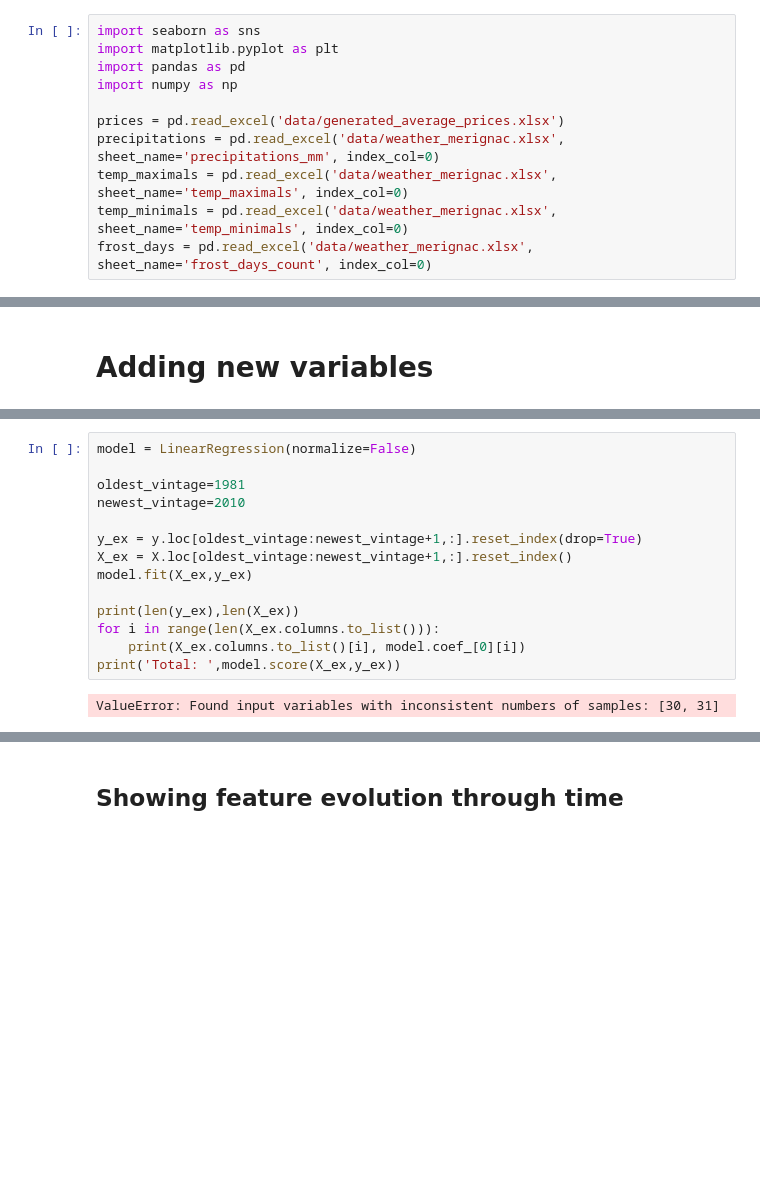
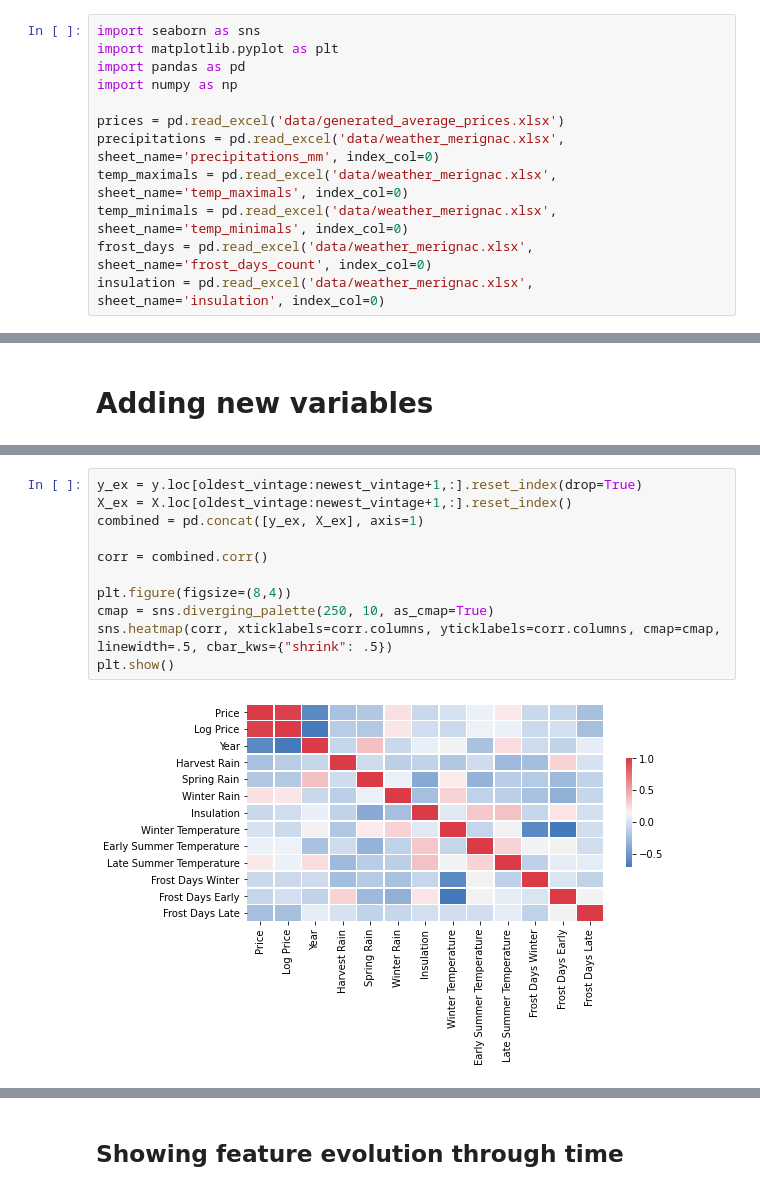
Before and after one commit to RoucherA/GrandCruClassifier, a Jupyter notebook: regression.ipynb, the cells around one changed output, grey strips where cells are left out. Drawn from its saved outputs; the diff is of its cells as text; blank space fills up the shorter version.

```diff
--- a/regression.ipynb
+++ b/regression.ipynb
@@ -9,6 +9,7 @@ precipitations = pd.read_excel('data/weather_merignac.xlsx', sheet_name='precipi
 temp_maximals = pd.read_excel('data/weather_merignac.xlsx', sheet_name='temp_maximals', index_col=0)
 temp_minimals = pd.read_excel('data/weather_merignac.xlsx', sheet_name='temp_minimals', index_col=0)
 frost_days = pd.read_excel('data/weather_merignac.xlsx', sheet_name='frost_days_count', index_col=0)
+insulation = pd.read_excel('data/weather_merignac.xlsx', sheet_name='insulation', index_col=0)
 # %% [markdown]
 According to 'The Demand for Expert Opinion: Bordeaux Wine', some important factors are:
 - Age of Wine
@@ -105,16 +144,13 @@ X['Frost Days Winter'] = (frost_days.shift(1)['Nov']+frost_days.shift(1)['Dec']
-# %%
-model = LinearRegression(normalize=False)
-
-oldest_vintage=1981
-newest_vintage=2010
-
-y_ex = y.loc[oldest_vintage:newest_vintage+1,:].reset_index(drop=True)
-X_ex = X.loc[oldest_vintage:newest_vintage+1,:].reset_index()
-model.fit(X_ex,y_ex)
-
-print(len(y_ex),len(X_ex))
-for i in range(len(X_ex.columns.to_list())):
-    print(X_ex.columns.to_list()[i], model.coef_[0][i])
-print('Total: ',model.score(X_ex,y_ex))
-# %% [output]
-ValueError: Found input variables with inconsistent numbers of samples: [30, 31]
+# %%
+y_ex = y.loc[oldest_vintage:newest_vintage+1,:].reset_index(drop=True)
+X_ex = X.loc[oldest_vintage:newest_vintage+1,:].reset_index()
+combined = pd.concat([y_ex, X_ex], axis=1)
+
+corr = combined.corr()
+
+plt.figure(figsize=(8,4))
+cmap = sns.diverging_palette(250, 10, as_cmap=True)
+sns.heatmap(corr, xticklabels=corr.columns, yticklabels=corr.columns, cmap=cmap, linewidth=.5, cbar_kws={"shrink": .5})
+plt.show()
+# %% [output]
+[figure, added]
```
Also changed, not shown: parts of 20 cells of this notebook, 2 other files.
